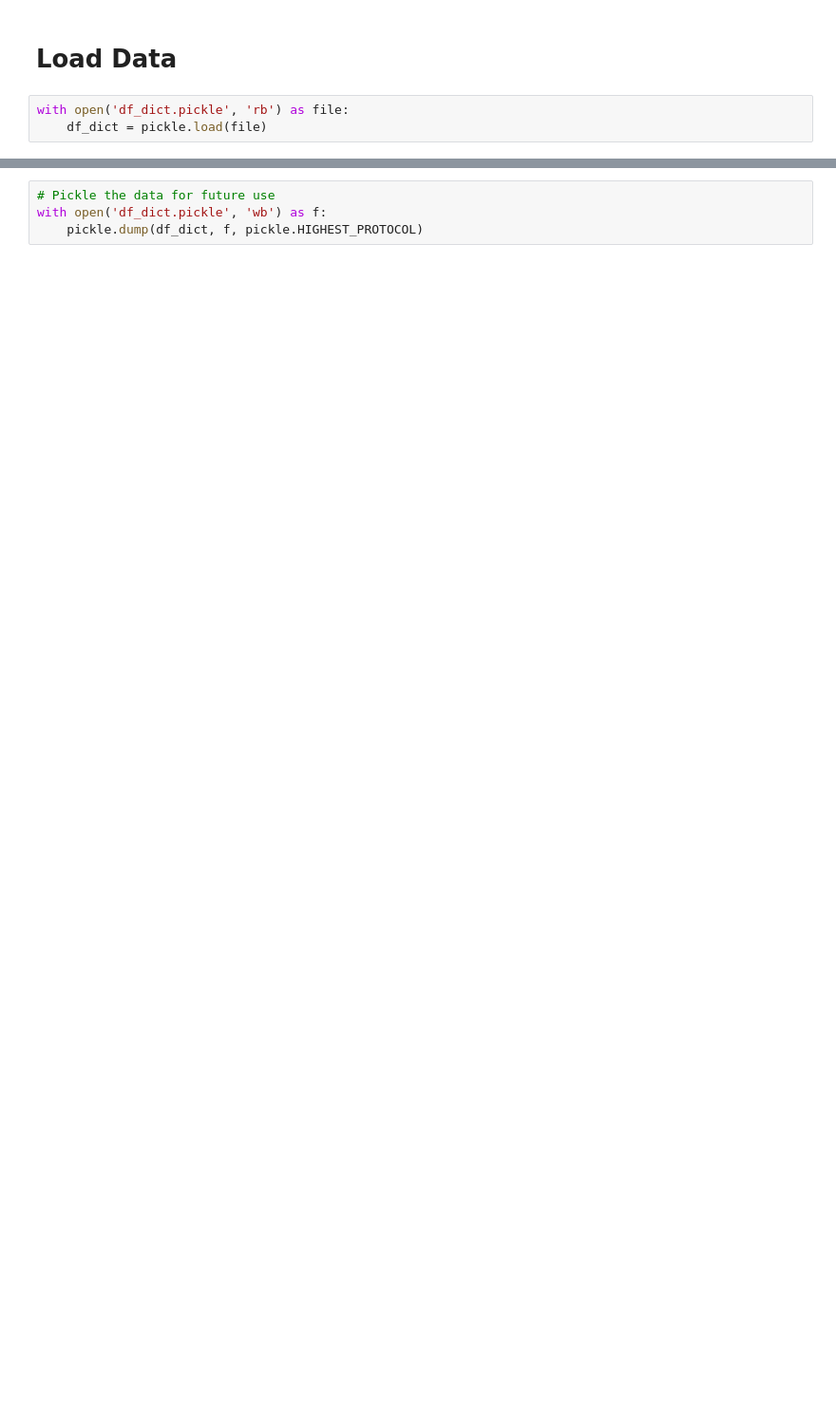
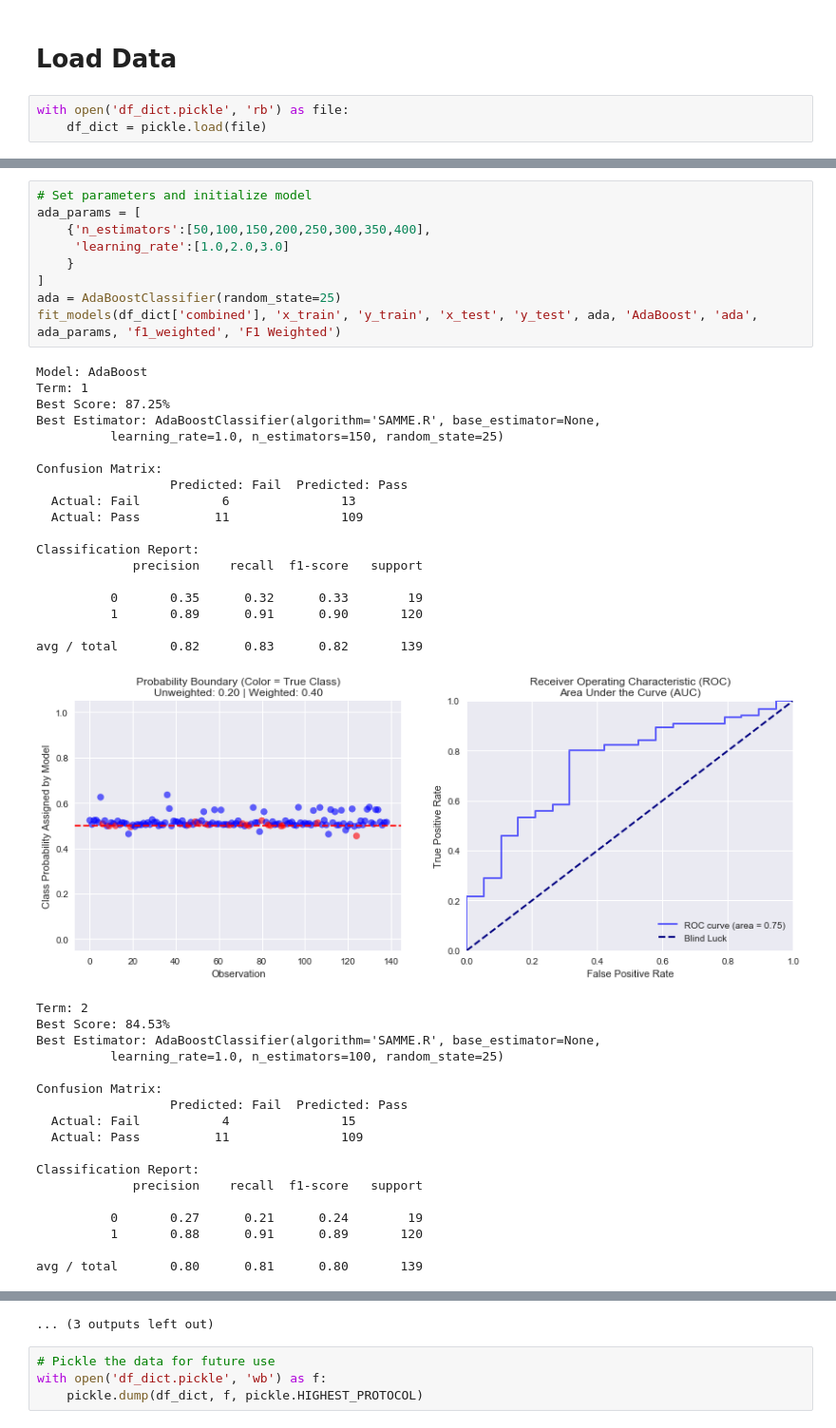
Before and after one commit to zstachniak/Predictive-Testing, a Jupyter notebook: Predictive Testing - Model Building and Analysis.ipynb, the cells around one changed output, grey strips where cells are left out. Shown at 95% size. Drawn from its saved outputs; the diff is of its cells as text; blank space fills up the shorter version.

```diff
--- a/Predictive Testing - Model Building and Analysis.ipynb
+++ b/Predictive Testing - Model Building and Analysis.ipynb
@@ -361 +354,47 @@ avg / total       0.83      0.76      0.79       139
 ... (3 outputs left out)
+# %%
+# Set parameters and initialize model
+ada_params = [
+    {'n_estimators':[50,100,150,200,250,300,350,400],
+     'learning_rate':[1.0,2.0,3.0]
+    }
+]
+ada = AdaBoostClassifier(random_state=25)
+fit_models(df_dict['combined'], 'x_train', 'y_train', 'x_test', 'y_test', ada, 'AdaBoost', 'ada', ada_params, 'f1_weighted', 'F1 Weighted')
+# %% [output]
+Model: AdaBoost
+Term: 1
+Best Score: 87.25%
+Best Estimator: AdaBoostClassifier(algorithm='SAMME.R', base_estimator=None,
+          learning_rate=1.0, n_estimators=150, random_state=25)
+
+Confusion Matrix:
+                  Predicted: Fail  Predicted: Pass
+  Actual: Fail           6               13
+  Actual: Pass          11               109
+
+Classification Report:
+             precision    recall  f1-score   support
+
+          0       0.35      0.32      0.33        19
+          1       0.89      0.91      0.90       120
+
+avg / total       0.82      0.83      0.82       139
+[figure, added]
+Term: 2
+Best Score: 84.53%
+Best Estimator: AdaBoostClassifier(algorithm='SAMME.R', base_estimator=None,
+          learning_rate=1.0, n_estimators=100, random_state=25)
+
+Confusion Matrix:
+                  Predicted: Fail  Predicted: Pass
+  Actual: Fail           4               15
+  Actual: Pass          11               109
+
+Classification Report:
+             precision    recall  f1-score   support
+
+          0       0.27      0.21      0.24        19
+          1       0.88      0.91      0.89       120
+
+avg / total       0.80      0.81      0.80       139
@@ -362,3 +474,4 @@ avg / total       0.83      0.76      0.79       139
+... (3 outputs left out)
 # %%
 # Pickle the data for future use
 with open('df_dict.pickle', 'wb') as f:
```
Also changed, not shown: parts of 6 cells of this notebook, 1 other file.
